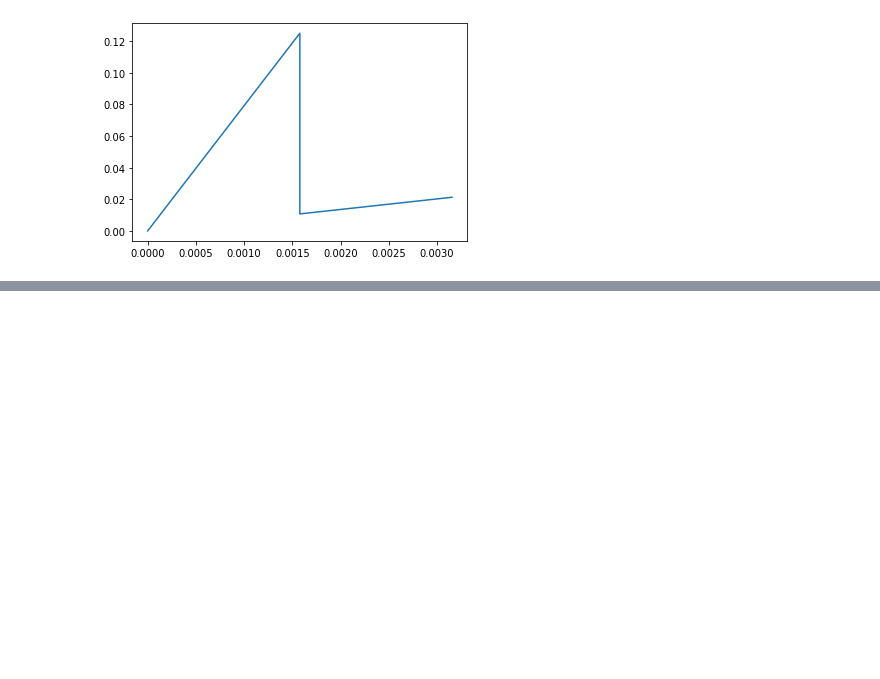
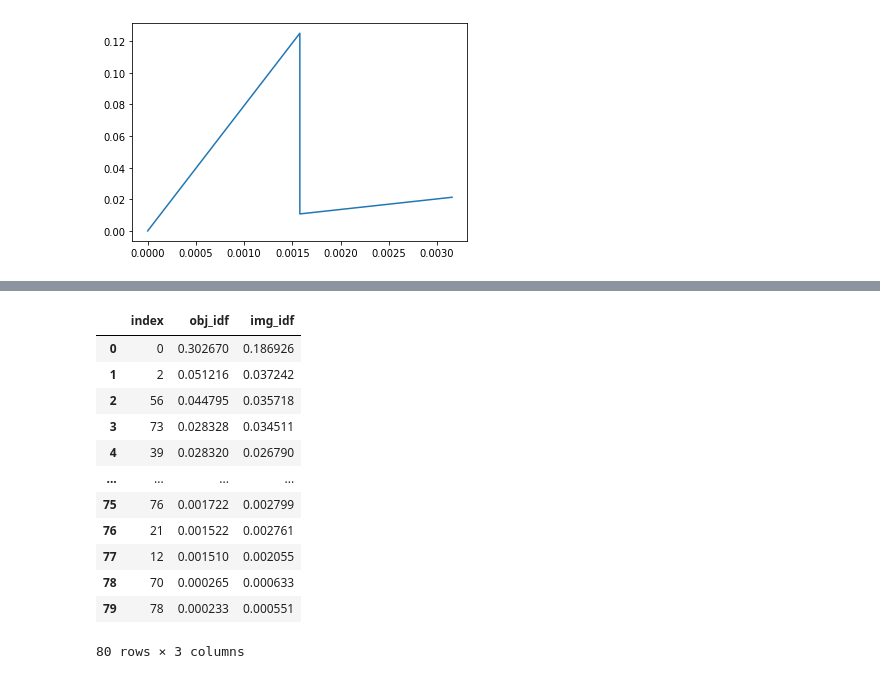
Before and after one commit to kostas1515/yolo_on_coco, a Jupyter notebook: coco.ipynb, the cells around one changed output, grey strips where cells are left out. Saved outputs shown, nothing was run; the diff lists cells and outputs as text; code cells hidden in the pictures; blank space fills up the shorter version.

```diff
--- a/coco.ipynb
+++ b/coco.ipynb
@@ -770,0 +958,34 @@ plt.show()
+# %%
+import os
+import pandas as pd
+import glob
+import sys
+
+
+from multiprocessing import Pool # for reading the CSVs faster
+
+def my_read_csv(filename):
+    try:
+        f=open(filename).read()
+        box=pd.DataFrame([x.split() for x in f.rstrip('\n').split('\n')],columns=['class','xc','yc','w','h'])
+        box['filename']=[filename for x in f.rstrip('\n').split('\n')]
+        return box
+    except FileNotFoundError:
+        return None
+
+def load_csvs():
+    """Reads and joins all our CSV files into one big dataframe.
+    We do it in parallel to make it faster, since otherwise it takes some time.
+    Idea from: https://stackoverflow.com/questions/36587211/easiest-way-to-read-csv-files-with-multiprocessing-in-pandas
+
+    """
+    # set up your pool
+    pool = Pool()
+    os.chdir('/mnt/data1/users/konsa15/workspace/notebooks/coco/labels/coco/labels/train2017')
+    print(os.getcwd())
+    files = os.listdir('.')
+    file_list = [filename for filename in files if filename.split('.')[1]=='txt']
+    print(len(file_list))
+    df_list = pool.map(my_read_csv, file_list)
+    # reduce the list of dataframes to a single dataframe
+    return pd.concat(df_list, ignore_index=True)
@@ -770,0 +1032,16 @@ plt.show()
+# %%
+obj_idf
+# %% [output]
+|  | index | obj_idf | img_idf |
+| 0 | 0 | 0.302670 | 0.186926 |
+| 1 | 2 | 0.051216 | 0.037242 |
+| 2 | 56 | 0.044795 | 0.035718 |
+| 3 | 73 | 0.028328 | 0.034511 |
+| 4 | 39 | 0.028320 | 0.026790 |
+| ... | ... | ... | ... |
+| 75 | 76 | 0.001722 | 0.002799 |
+| 76 | 21 | 0.001522 | 0.002761 |
+| 77 | 12 | 0.001510 | 0.002055 |
+| 78 | 70 | 0.000265 | 0.000633 |
+| 79 | 78 | 0.000233 | 0.000551 |
+80 rows × 3 columns
```
Also changed, not shown: parts of 29 cells of this notebook, 6 other files.
